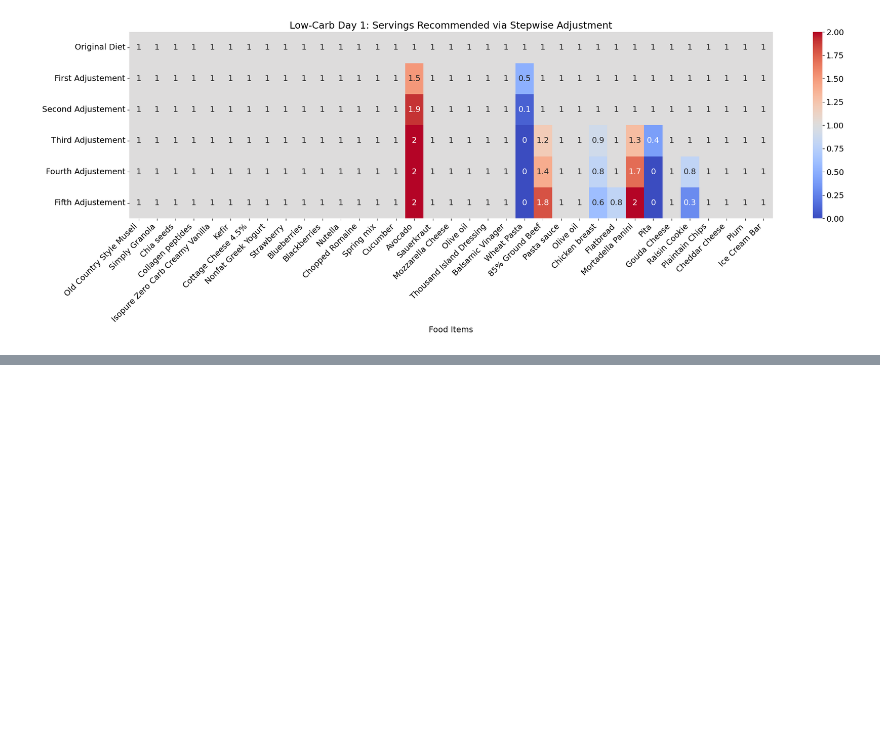
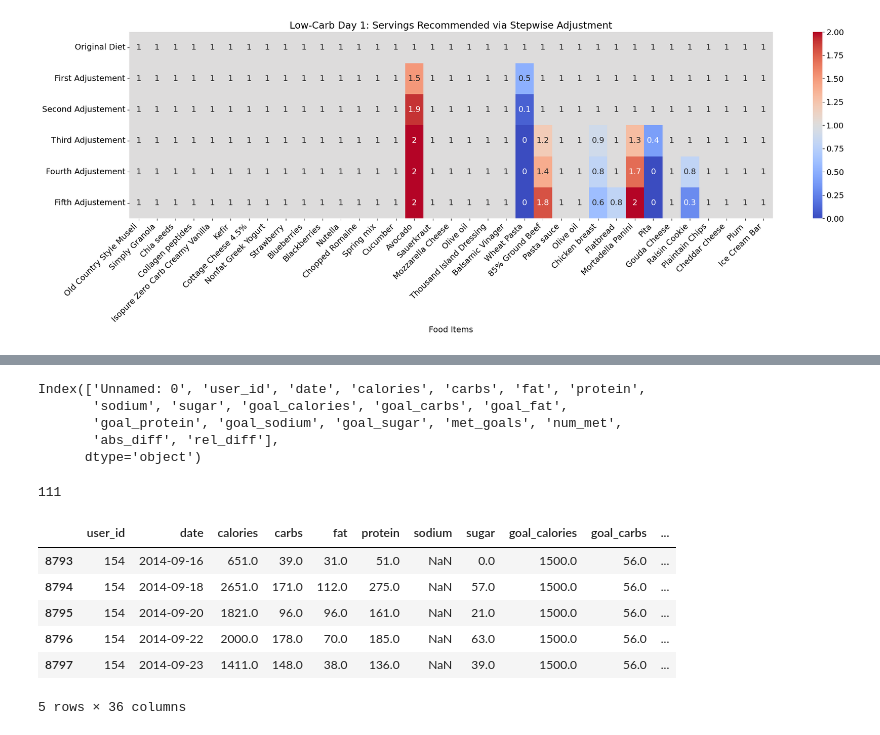
Before and after one commit to FarzinAhmadi/IO-with-behavior-Change, a Jupyter notebook: diet_CIO.ipynb, the cells around one changed output, grey strips where cells are left out. Drawn from its saved outputs; the diff is of its cells as text; code cells hidden in the pictures; blank space fills up the shorter version.

```diff
--- a/diet_CIO.ipynb
+++ b/diet_CIO.ipynb
@@ -2227,0 +2355,25 @@ plt.show()
+# %%
+print(users.columns)
+# %% [output]
+Index(['Unnamed: 0', 'user_id', 'date', 'calories', 'carbs', 'fat', 'protein',
+       'sodium', 'sugar', 'goal_calories', 'goal_carbs', 'goal_fat',
+       'goal_protein', 'goal_sodium', 'goal_sugar', 'met_goals', 'num_met',
+       'abs_diff', 'rel_diff'],
+      dtype='object')
+# %%
+person_id = 154
+total_data_df = raw_users_df
+
+# From Natalia's code:
+person_data = total_data_df[total_data_df['user_id'] == person_id]
+print(len(person_data))
+display(person_data.head())
+# %% [output]
+111
+|  | user_id | date | calories | carbs | fat | protein | sodium | sugar | goal_calories | goal_carbs | ... |
+| 8793 | 154 | 2014-09-16 | 651.0 | 39.0 | 31.0 | 51.0 | NaN | 0.0 | 1500.0 | 56.0 | ... |
+| 8794 | 154 | 2014-09-18 | 2651.0 | 171.0 | 112.0 | 275.0 | NaN | 57.0 | 1500.0 | 56.0 | ... |
+| 8795 | 154 | 2014-09-20 | 1821.0 | 96.0 | 96.0 | 161.0 | NaN | 21.0 | 1500.0 | 56.0 | ... |
+| 8796 | 154 | 2014-09-22 | 2000.0 | 178.0 | 70.0 | 185.0 | NaN | 63.0 | 1500.0 | 56.0 | ... |
+| 8797 | 154 | 2014-09-23 | 1411.0 | 148.0 | 38.0 | 136.0 | NaN | 39.0 | 1500.0 | 56.0 | ... |
+5 rows × 36 columns
```
Also changed, not shown: parts of 27 cells of this notebook, 5 other files.
